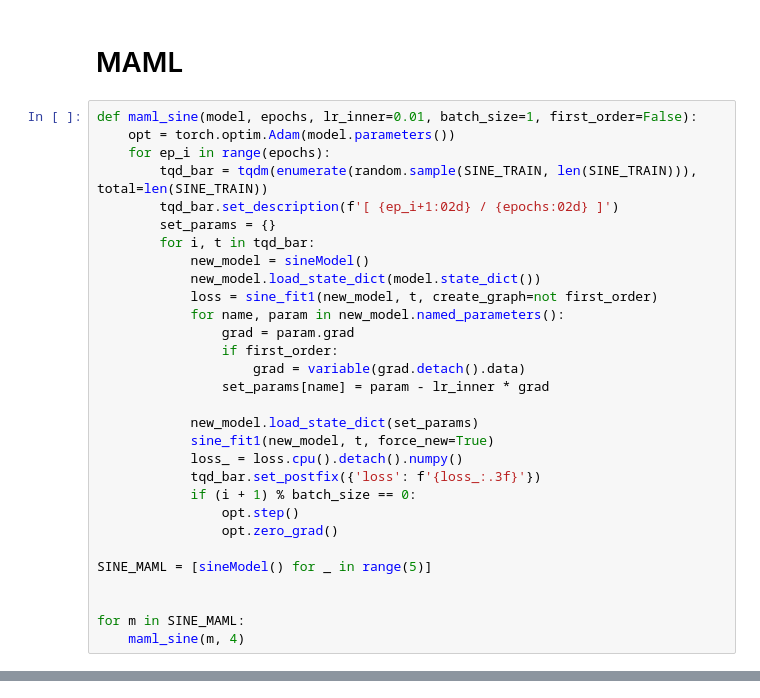
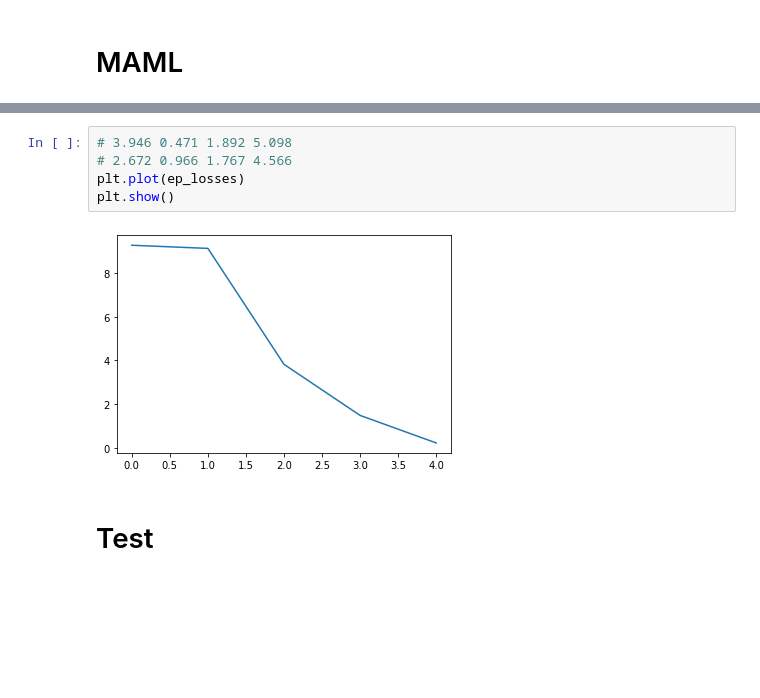
Before and after one commit to scchy/PaperWithCode-burningGPU, a Jupyter notebook: MAML/maml.ipynb, the cells around one changed output, grey strips where cells are left out. Cells and saved outputs as stored; diff of their text form; blank space fills up the shorter version.

Commit message:
[MetaLearning]- :bookmark: Release: MAML add DOC

```diff
--- a/MAML/maml.ipynb
+++ b/MAML/maml.ipynb
@@ -131,32 +127,2 @@ fit_transfer()
 # %% [markdown]
 # MAML
-# %%
-def maml_sine(model, epochs, lr_inner=0.01, batch_size=1, first_order=False):
-    opt = torch.optim.Adam(model.parameters())
-    for ep_i in range(epochs):
-        tqd_bar = tqdm(enumerate(random.sample(SINE_TRAIN, len(SINE_TRAIN))), total=len(SINE_TRAIN))
-        tqd_bar.set_description(f'[ {ep_i+1:02d} / {epochs:02d} ]')
-        set_params = {}
-        for i, t in tqd_bar:
-            new_model = sineModel()
-            new_model.load_state_dict(model.state_dict())
-            loss = sine_fit1(new_model, t, create_graph=not first_order)
-            for name, param in new_model.named_parameters():
-                grad = param.grad
-                if first_order:
-                    grad = variable(grad.detach().data)
-                set_params[name] = param - lr_inner * grad
-
-            new_model.load_state_dict(set_params)
-            sine_fit1(new_model, t, force_new=True)
-            loss_ = loss.cpu().detach().numpy()
-            tqd_bar.set_postfix({'loss': f'{loss_:.3f}'})
-            if (i + 1) % batch_size == 0:
-                opt.step()
-                opt.zero_grad()
-
-SINE_MAML = [sineModel() for _ in range(5)]
-
-
-for m in SINE_MAML:
-    maml_sine(m, 4)
@@ -162,0 +177,9 @@ for m in SINE_MAML:
+# %%
+# 3.946 0.471 1.892 5.098
+# 2.672 0.966 1.767 4.566
+plt.plot(ep_losses)
+plt.show()
+# %% [output]
+[figure, added]
+# %% [markdown]
+# Test
```
Also changed, not shown: parts of 9 cells of this notebook, 5 other files.
